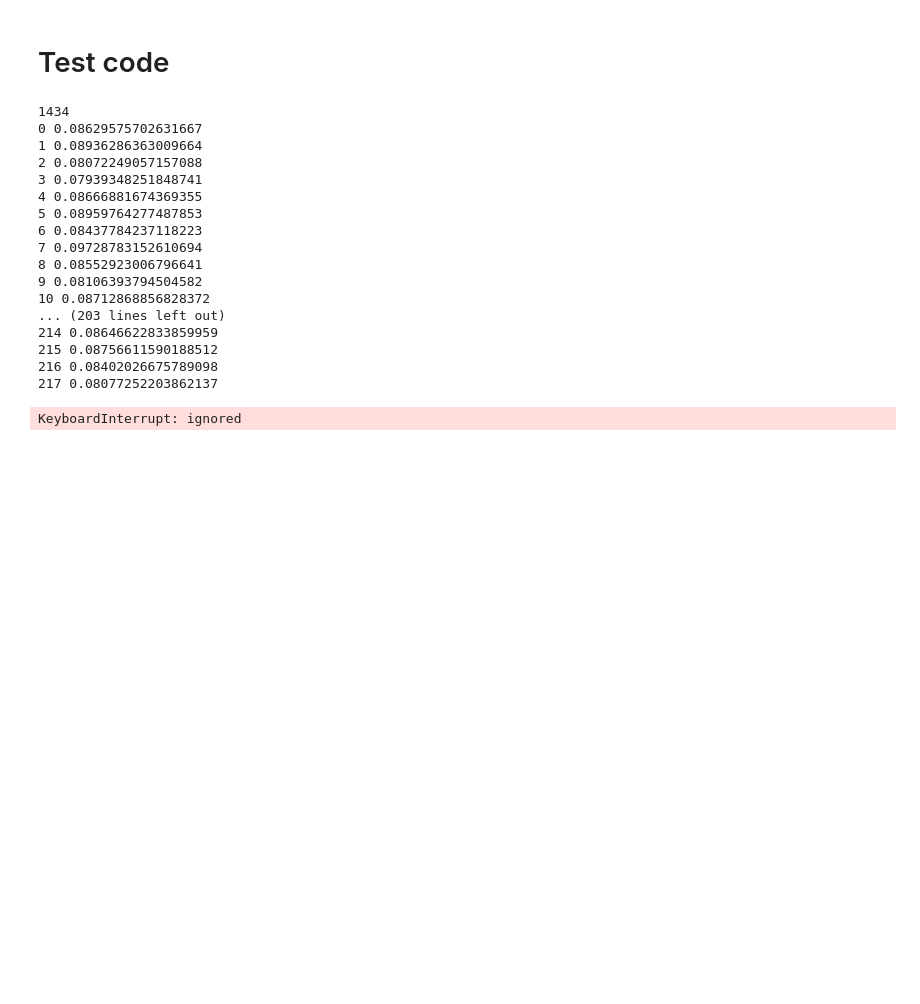
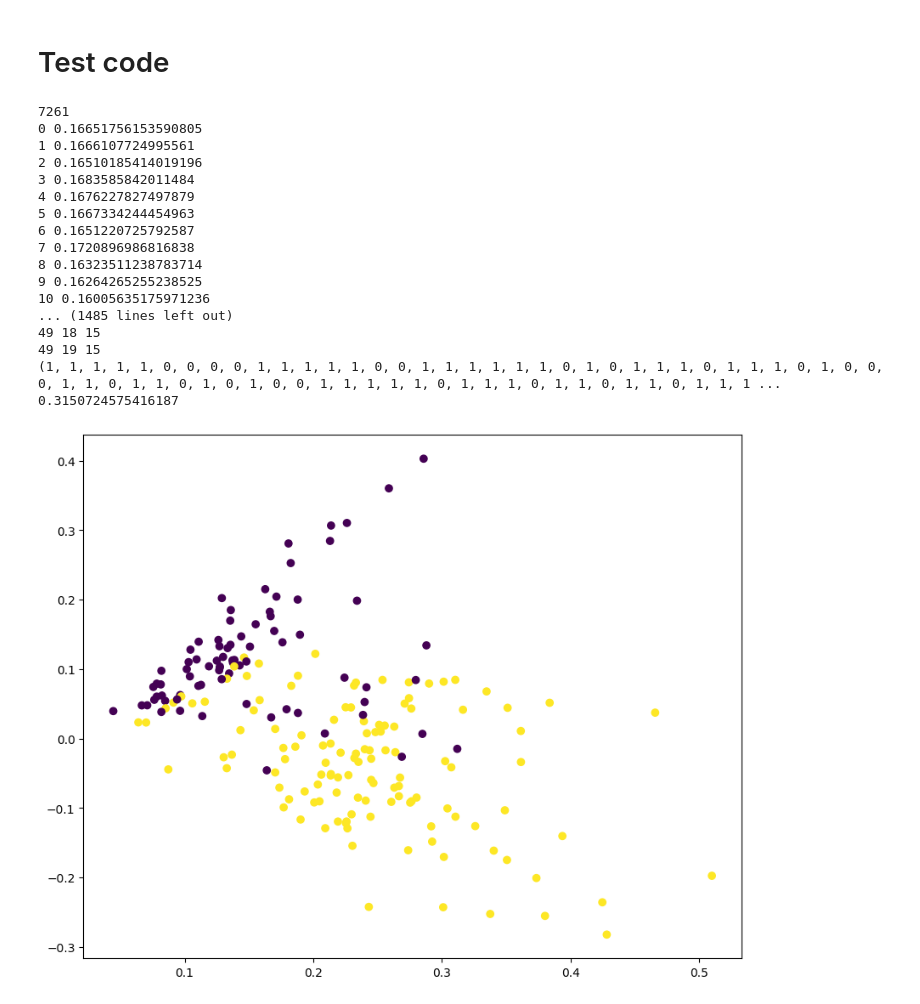
Before and after one commit to MHoseinHoushmand/Clustering-documents-by-SFLA, a Jupyter notebook: Clustering_by_SFLA.ipynb, the cells around one changed output. Cells and saved outputs as stored; diff of their text form; code cells hidden in the pictures; blank space fills up the shorter version.

```diff
--- a/Clustering_by_SFLA.ipynb
+++ b/Clustering_by_SFLA.ipynb
@@ -280,13 +355,10 @@ class SFLA:
         plt.scatter(lsa_matrix[:, 0], lsa_matrix[:, 1], c=list(labels), cmap='viridis')
 
      def evaluation(self ,frog) :
-          v = ()
-          for i in frog.answer:
-            v.append(0)
-          homogeneity_score = metrics.homogeneity_score(self.labels, v)
-          completeness_score = metrics.completeness_score(self.labels, v)
-          v_measure_score = metrics.v_measure_score(self.labels, v)
-          accuracy_score = metrics.accuracy_score(self.labels, v)
+          homogeneity_score = metrics.homogeneity_score(self.labels, frog.value)
+          completeness_score = metrics.completeness_score(self.labels, frog.value)
+          v_measure_score = metrics.v_measure_score(self.labels, frog.value)
+          accuracy_score = metrics.accuracy_score(self.labels, frog.value)
           print("homogeneity_score: " , homogeneity_score)
           print("completeness_score: ", completeness_score)
           print("v_measure_score: " , v_measure_score)
@@ -329,26 +401,27 @@ class SFLA:
 # %% [markdown]
 # Test code
 # %%
-sfla = SFLA(5,100,texts,labels)
+sfla = SFLA(2,50,texts,labels)
 best_frog = sfla.search()
 # %% [output]
-1434
-0 0.08629575702631667
-1 0.08936286363009664
-2 0.08072249057157088
-3 0.07939348251848741
-4 0.08666881674369355
-5 0.08959764277487853
-6 0.08437784237118223
-7 0.09728783152610694
-8 0.08552923006796641
-9 0.08106393794504582
-10 0.08712868856828372
-... (203 lines left out)
-214 0.08646622833859959
-215 0.08756611590188512
-216 0.08402026675789098
-217 0.08077252203862137
+7261
+0 0.16651756153590805
+1 0.1666107724995561
+2 0.16510185414019196
+3 0.1683585842011484
+4 0.1676227827497879
+5 0.1667334244454963
+6 0.1651220725792587
+7 0.1720896986816838
+8 0.16323511238783714
+9 0.16264265255238525
+10 0.16005635175971236
+... (1485 lines left out)
+49 18 15
+49 19 15
+(1, 1, 1, 1, 1, 0, 0, 0, 0, 1, 1, 1, 1, 1, 0, 0, 1, 1, 1, 1, 1, 1, 0, 1, 0, 1, 1, 1, 0, 1, 1, 1, 0, 1, 0, 0, 0, 1, 1, 0, 1, 1, 0, 1, 0, 1, 0, 0, 1, 1, 1, 1, 1, 0, 1, 1, 1, 0, 1, 1, 0, 1, 1, 0, 1, 1, 1 ...
+0.3150724575416187
-KeyboardInterrupt: ignored
 # %%
-sfla.evaluation(best_frog)
+sfla.plot_frog(best_frog)
+# %% [output]
+[figure, added]
```
Also changed, not shown: parts of 11 cells of this notebook.
